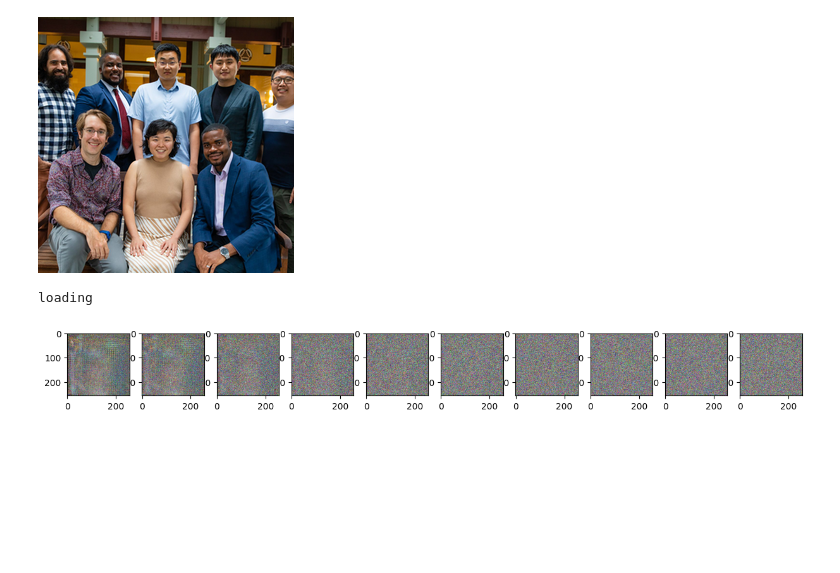
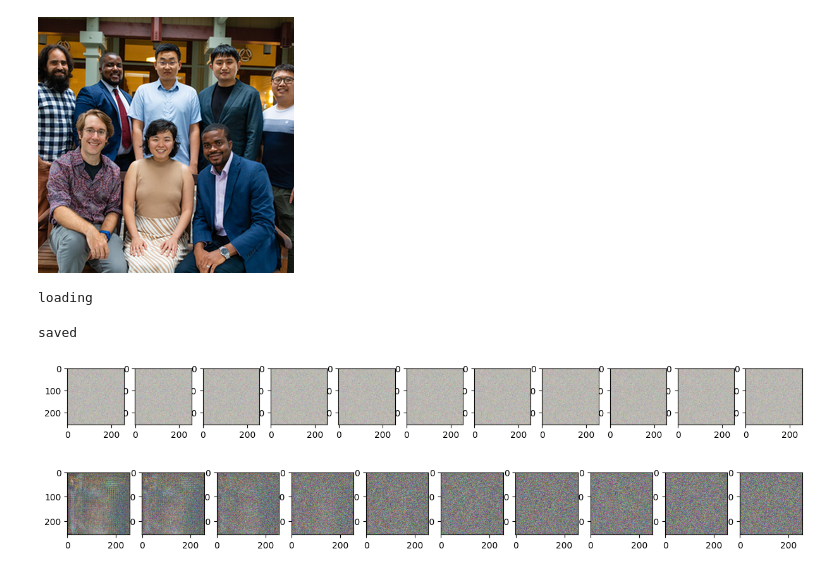
Before and after one commit to sunnyanthony/diffusion_playground, a Jupyter notebook: diffusion.ipynb, the cells around one changed output. Cells and saved outputs as stored; diff of their text form; code cells hidden in the pictures; blank space fills up the shorter version.

```diff
--- a/diffusion.ipynb
+++ b/diffusion.ipynb
@@ -437,9 +444,9 @@ recommends the beta should from 0.0001 to 0.02
 """
 scheduler_end = 0.02
 scheduler = "cosin"
-learning_rate = 1e-6
+learning_rate = 5e-3
 
-PATH_PT = '/content/gdrive/MyDrive/testdata/{}_deffusion_model_fixed.pt'
+PATH_PT = '/content/gdrive/MyDrive/testdata/{}_deffusion_model_6.pt'
 
 model = UNet(3, 3, 32, steps)
 if Path(PATH_PT.format(scheduler)).is_file():
@@ -462,7 +469,7 @@ img_test = img_test[None,::]
 # data to device in not in-place
 img_test = img_test.to(device)
 
-for epoch in (pbar:= tqdm(range(50))):
+for epoch in (pbar:= tqdm(range(500))):
   #torch.cuda.synchronize()
   loss_total = 0.0
   for t in range(0, steps+1)[::-1]:
@@ -479,42 +486,45 @@ torch.save(model.state_dict(), PATH_PT.format(scheduler))
 print("\nsaved")
 # %% [output]
 loading
+saved
 # %%
 from torchvision import transforms
 import matplotlib.pyplot as plt
 def show_tensor_image(image):
     reverse_transforms = transforms.Compose([
         transforms.Normalize((-0.485/0.229, -0.456/0.224, -0.406/0.225), (1/0.229, 1/0.224, 1/0.225)),
         transforms.Lambda(lambda t: (t + 1) / 2),
         transforms.Lambda(lambda t: t.permute(1, 2, 0)), # CHW to HWC
         transforms.Lambda(lambda t: t * 255.),
         transforms.Lambda(lambda t: t.numpy().astype(np.uint8)),
         transforms.ToPILImage(),
     ])
 
     # Take first image of batch
     if len(image.shape) == 4:
         image = image[0, :, :, :]
     plt.imshow(reverse_transforms(image))
 
 # generate a random image
 rand_img = torch.randn_like(img_test)
 plt.figure(figsize=(15,15))
 plt.axis('off')
-num_images = 10
+num_images = 11
 stepsize = 30
 model.eval()
-for i in range(0,300)[::-1]:
+
+for i in range(0,301)[::-1]:
     with torch.no_grad():
       t = torch.tensor([i]).to(next(model.parameters()).device)
       rand_img.to(next(model.parameters()).device)
       _rand_img = diffusion_model.p_sample(model, rand_img, t)
-      rand_img = _rand_img
       if i % stepsize == 0:
           plt.subplot(1, num_images, int(i/stepsize+1))
           show_tensor_image(rand_img.detach().cpu())
 
 plt.show()
+# %% [output]
+[figure, added]
 # %%
 from torchvision import transforms
 import matplotlib.pyplot as plt
```
Also changed, not shown: parts of 16 cells of this notebook.
